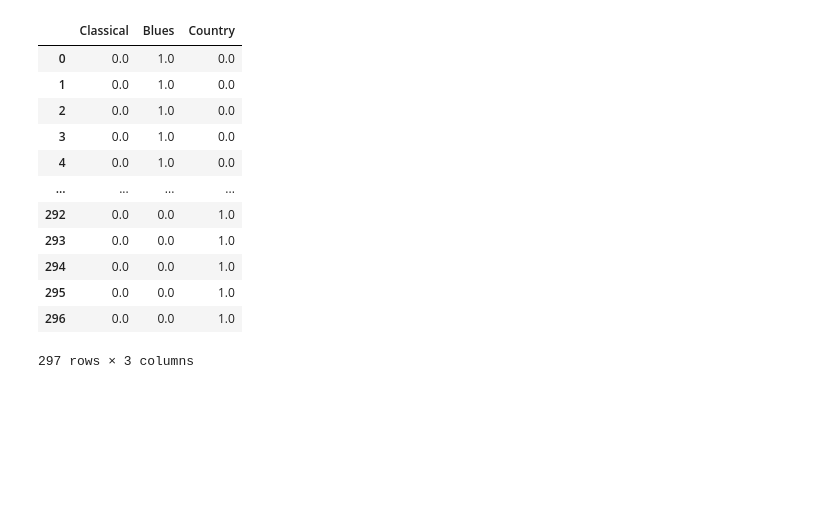
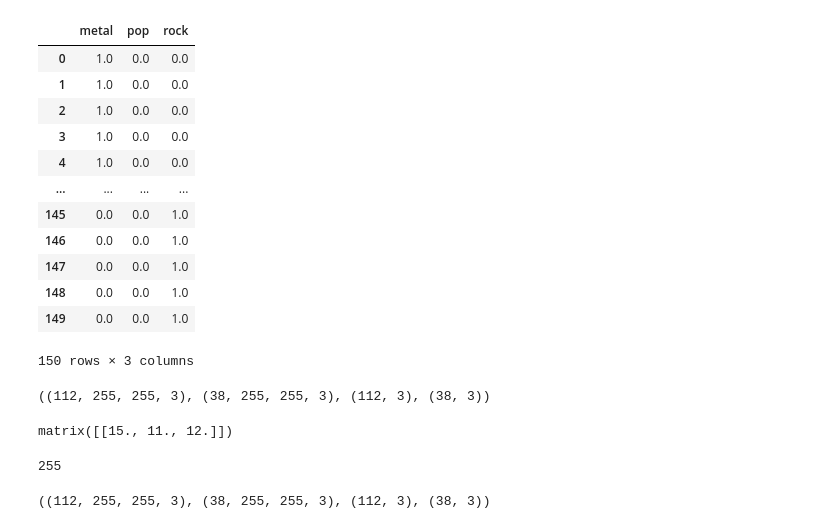
Before and after one commit to Alvaro-Lucas/ClassiYourMusic, a Jupyter notebook: Funcional.ipynb, the cells around one changed output. Drawn from its saved outputs; the diff is of its cells as text; code cells hidden in the pictures; blank space fills up the shorter version.

Commit message:
Features as images

```diff
--- a/Funcional.ipynb
+++ b/Funcional.ipynb
@@ -74,2 +227,5 @@ x,y = songs_array()
+# %%
+%%time
+x,y = full_songs_array()
 # %%
 x.shape, y.shape
@@ -77,0 +262,25 @@ x.shape, y.shape
+# %%
+img_size = 255
+# %%
+def read_img(path):
+    img = cv2.imread(path)
+    img = cv2.cvtColor(img, cv2.COLOR_BGR2RGB)
+    img_resized = cv2.resize(img, (img_size, img_size))
+    return img_resized
+
+def img_path(path):
+    directories = [i for i in listdir(path) if not i.startswith(".")]
+    for genre in directories:
+        for song_img in listdir(f"{path}/{genre}"):
+            if not song_img.startswith("."):
+                yield f"{path}/{genre}/{song_img}", genre
+
+def get_img_data(path = 'music_image'):
+    data = []
+    y = []
+    for img_p, genre in img_path(path):
+        data.append(read_img(img_p))
+        y.append(genre)
+    return np.array(data), np.array(y)
+# %%
+x,y = get_img_data()
@@ -100,21 +315,44 @@ matrix([[0., 1., 0.],
         [0., 0., 1.],
         [0., 0., 1.]])
 # %%
-df_ohe = pd.DataFrame(data=genre_ohe, columns=['Classical', 'Blues', 'Country'])
+directories = [i for i in listdir("music") if not i.startswith(".")]
+df_ohe = pd.DataFrame(data=genre_ohe, columns=directories)
 df_ohe
 # %% [output]
-|  | Classical | Blues | Country |
-| 0 | 0.0 | 1.0 | 0.0 |
-| 1 | 0.0 | 1.0 | 0.0 |
-| 2 | 0.0 | 1.0 | 0.0 |
-| 3 | 0.0 | 1.0 | 0.0 |
-| 4 | 0.0 | 1.0 | 0.0 |
+|  | metal | pop | rock |
+| 0 | 1.0 | 0.0 | 0.0 |
+| 1 | 1.0 | 0.0 | 0.0 |
+| 2 | 1.0 | 0.0 | 0.0 |
+| 3 | 1.0 | 0.0 | 0.0 |
+| 4 | 1.0 | 0.0 | 0.0 |
 | ... | ... | ... | ... |
-| 292 | 0.0 | 0.0 | 1.0 |
-| 293 | 0.0 | 0.0 | 1.0 |
-| 294 | 0.0 | 0.0 | 1.0 |
-| 295 | 0.0 | 0.0 | 1.0 |
-| 296 | 0.0 | 0.0 | 1.0 |
+| 145 | 0.0 | 0.0 | 1.0 |
+| 146 | 0.0 | 0.0 | 1.0 |
+| 147 | 0.0 | 0.0 | 1.0 |
+| 148 | 0.0 | 0.0 | 1.0 |
+| 149 | 0.0 | 0.0 | 1.0 |
-297 rows × 3 columns
+150 rows × 3 columns
 # %%
 X_train, X_val, y_train, y_val = train_test_split(x, genre_ohe, random_state=42)
+# %%
+X_train.shape, X_val.shape, y_train.shape, y_val.shape
+# %% [output]
+((112, 255, 255, 3), (38, 255, 255, 3), (112, 3), (38, 3))
+# %%
+y_val.sum(axis=-2)
+# %% [output]
+matrix([[15., 11., 12.]])
+# %%
+X_val.max()
+# %% [output]
+255
+# %%
+X_train = X_train / 255
+X_val = X_val / 255
+
+X_train.reshape(-1, img_size, img_size, 1)
+X_val.reshape(-1, img_size, img_size, 1)
+
+X_train.shape, X_val.shape, y_train.shape, y_val.shape
+# %% [output]
+((112, 255, 255, 3), (38, 255, 255, 3), (112, 3), (38, 3))
```
Also changed, not shown: parts of 36 cells of this notebook, 1 other file.
